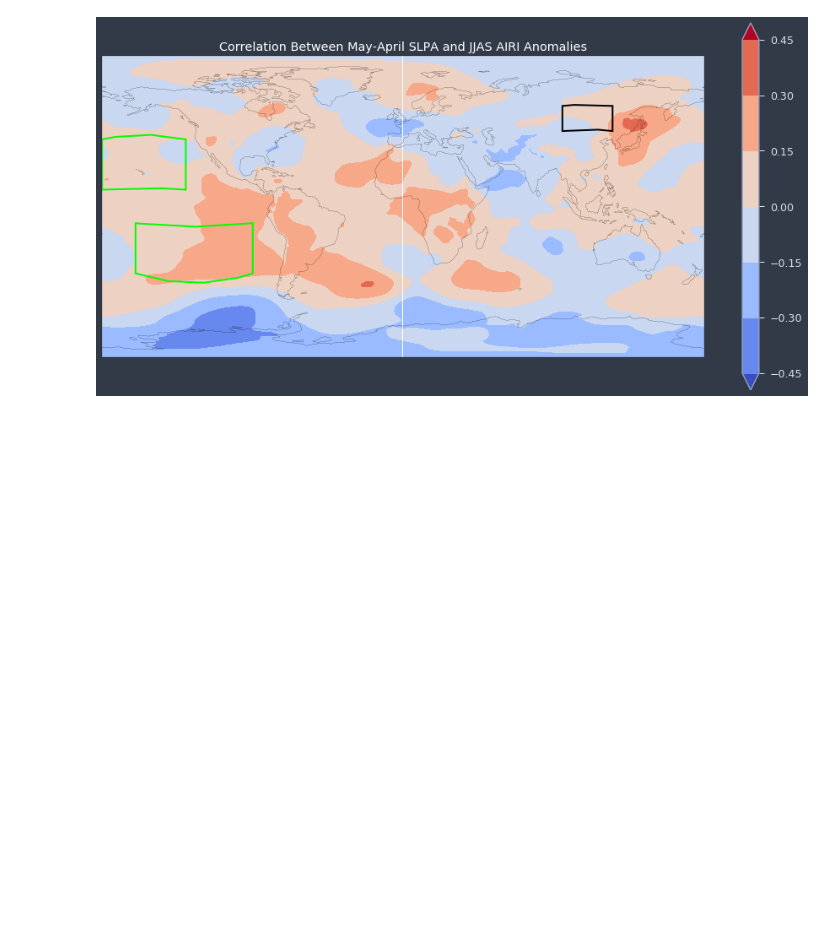
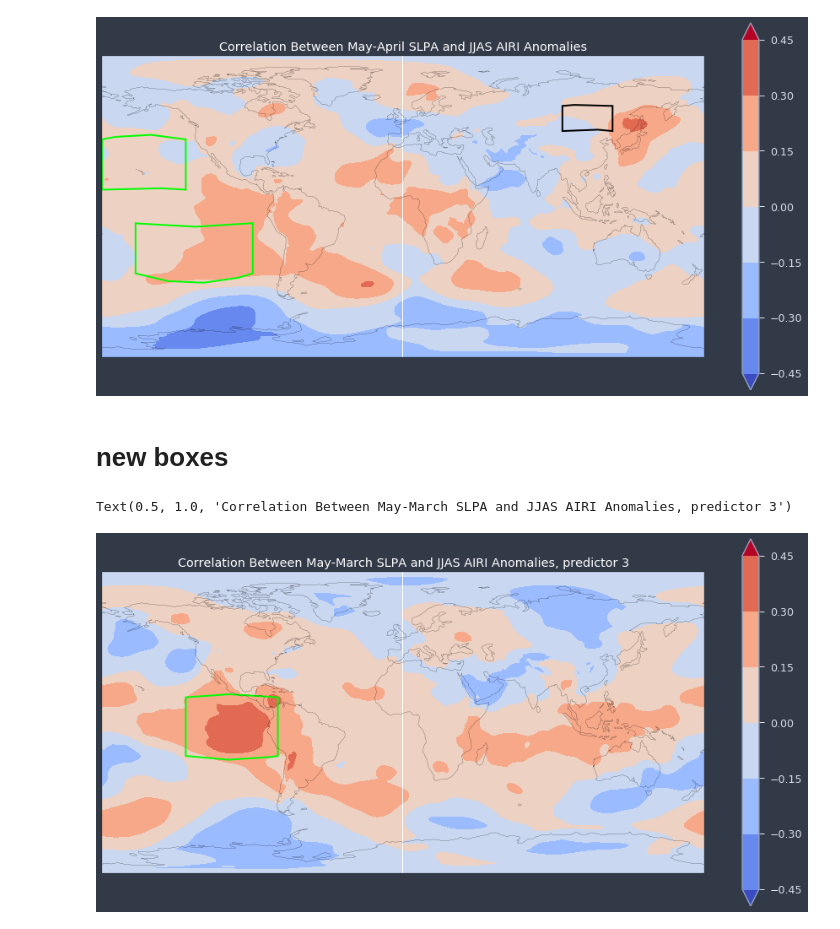
Before and after one commit to medhap02/AllIndiaRainfall, a Jupyter notebook: src/SLPreanalysiscorrelationsRandom25Removed.ipynb, the cells around one changed output. Drawn from its saved outputs; the diff is of its cells as text; code cells hidden in the pictures; blank space fills up the shorter version.

Commit message:
possible slp boxes

```diff
--- a/src/SLPreanalysiscorrelationsRandom25Removed.ipynb
+++ b/src/SLPreanalysiscorrelationsRandom25Removed.ipynb
@@ -510,3 +510,16 @@ plt.title('Correlation Between May-April SLPA and JJAS AIRI Anomalies', color =
 # %% [output]
 Text(0.5, 1.0, 'Correlation Between May-April SLPA and JJAS AIRI Anomalies')
 [figure]
+# %% [markdown]
+# new boxes
+# %%
+slp_may_mar_r = correlation(slpa_may_mar,precipa_jjas,dims='time')
+ax = plt.axes(projection=ccrs.PlateCarree())
+slp_may_mar_r.plot.contourf(cmap='coolwarm', extend='both')
+ax.coastlines()
+ax.add_patch(mpatches.Rectangle(xy=[-130,-20], width=55, height=35, facecolor=None, edgecolor='lime', fill = False, linewidth = 2, transform=ccrs.Geodetic()))
+#(20s-15n, 130-75w)
+plt.title('Correlation Between May-March SLPA and JJAS AIRI Anomalies, predictor 3', color = 'white')
+# %% [output]
+Text(0.5, 1.0, 'Correlation Between May-March SLPA and JJAS AIRI Anomalies, predictor 3')
+[figure, added]
```
Also changed, not shown: parts of 1 cell of this notebook.
